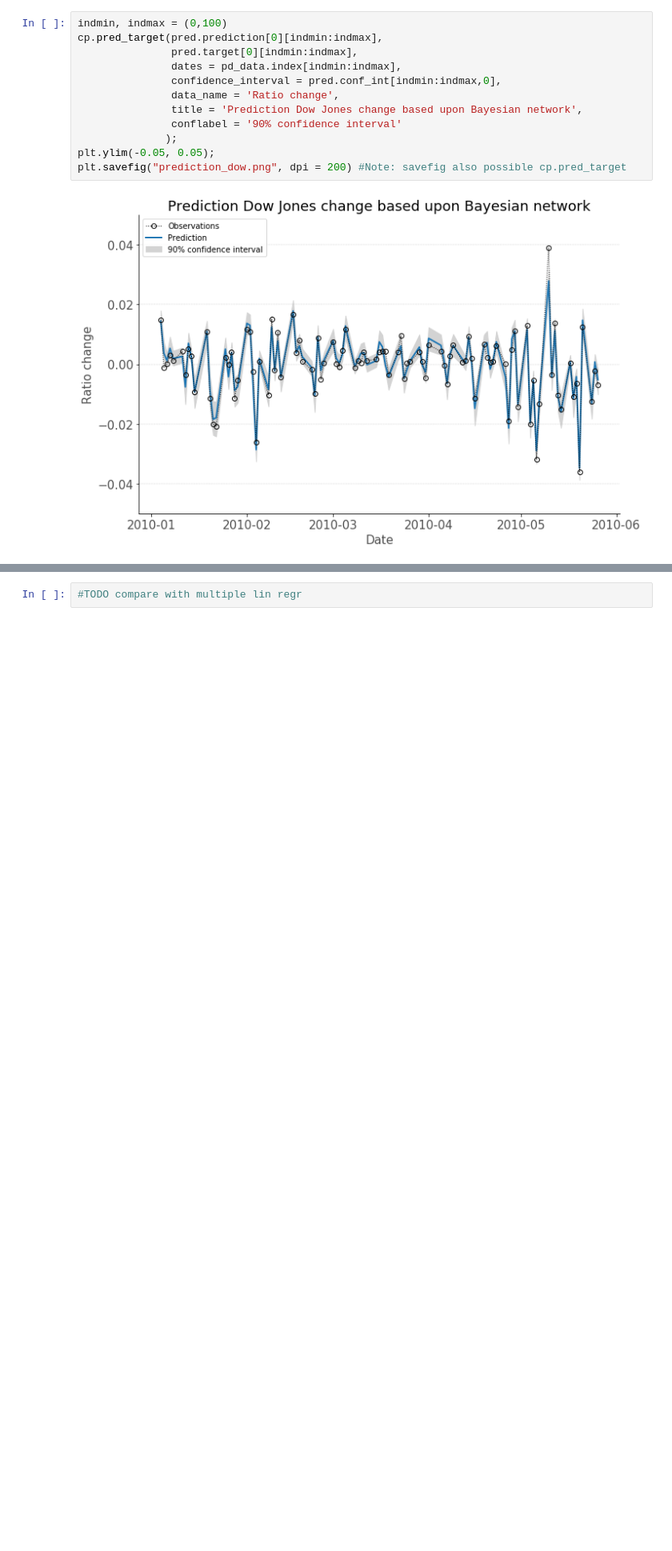
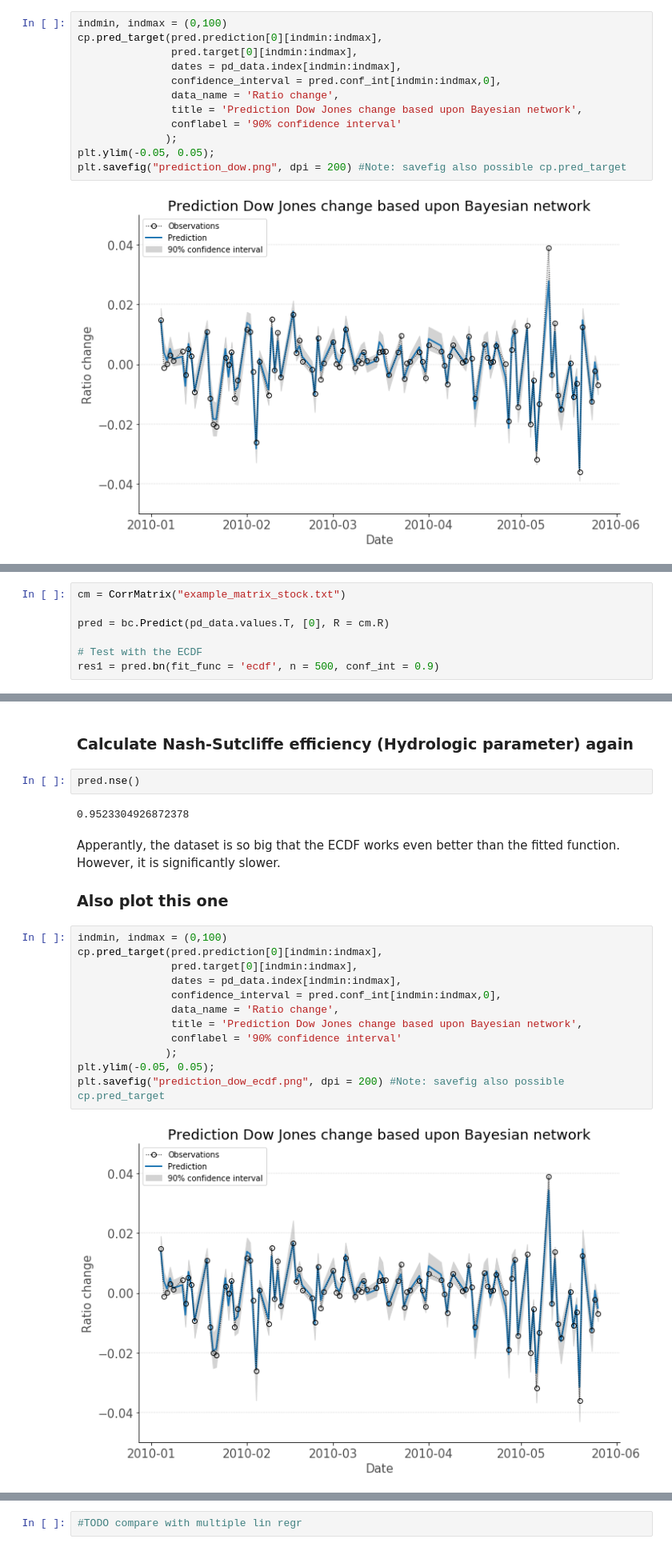
Before and after one commit to SjoerdGn/copulabayesnet, a Jupyter notebook: examples/various_examples.ipynb, the cells around one changed output, grey strips where cells are left out. Shown: that part at 80% size. Cells and saved outputs as stored; diff of their text form; blank space fills up the shorter version.

```diff
--- a/examples/various_examples.ipynb
+++ b/examples/various_examples.ipynb
@@ -161,0 +158,7 @@ plt.savefig("prediction_dow.png", dpi = 200) #Note: savefig also possible cp.pre
+# %%
+cm = CorrMatrix("example_matrix_stock.txt")
+
+pred = bc.Predict(pd_data.values.T, [0], R = cm.R)
+
+# Test with the ECDF
+res1 = pred.bn(fit_func = 'ecdf', n = 500, conf_int = 0.9)
@@ -161,0 +167,24 @@ plt.savefig("prediction_dow.png", dpi = 200) #Note: savefig also possible cp.pre
+# %% [markdown]
+### Calculate Nash-Sutcliffe efficiency (Hydrologic parameter) again
+# %%
+pred.nse()
+# %% [output]
+0.9523304926872378
+# %% [markdown]
+Apperantly, the dataset is so big that the ECDF works even better than the fitted function. However, it is significantly slower.
+
+### Also plot this one
+# %%
+indmin, indmax = (0,100)
+cp.pred_target(pred.prediction[0][indmin:indmax],
+               pred.target[0][indmin:indmax],
+               dates = pd_data.index[indmin:indmax],
+               confidence_interval = pred.conf_int[indmin:indmax,0],
+               data_name = 'Ratio change',
+               title = 'Prediction Dow Jones change based upon Bayesian network',
+               conflabel = '90% confidence interval'
+              );
+plt.ylim(-0.05, 0.05);
+plt.savefig("prediction_dow_ecdf.png", dpi = 200) #Note: savefig also possible cp.pred_target
+# %% [output]
+[figure, added]
```
Also changed, not shown: parts of 23 cells of this notebook, 2 other files.
